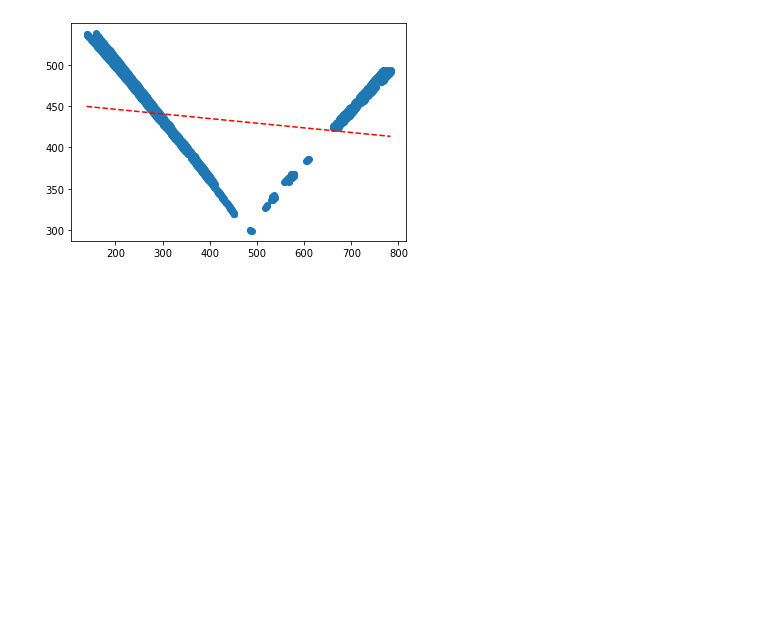
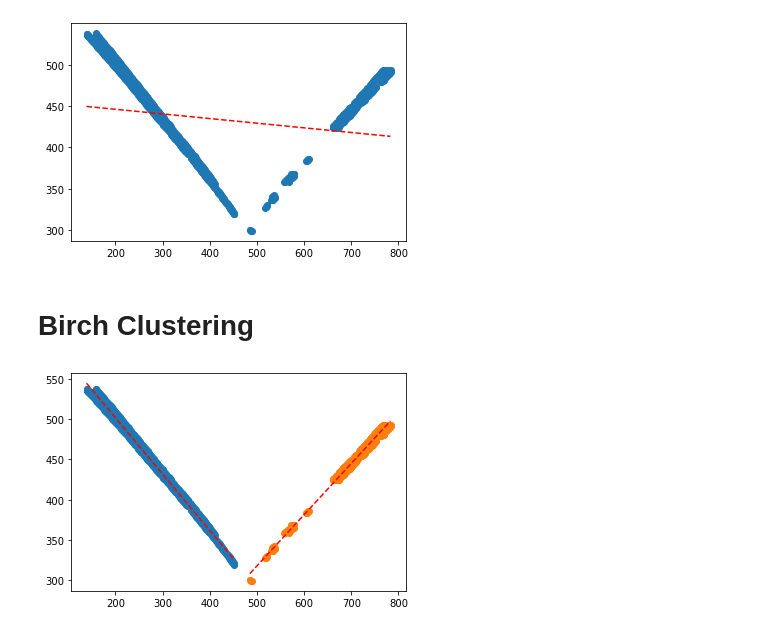
Before and after one commit to AayushAgrawal2003/lane_detection, a Jupyter notebook: Hough_Transform.ipynb, the cells around one changed output. Drawn from its saved outputs; the diff is of its cells as text; code cells hidden in the pictures; blank space fills up the shorter version.

Commit message:
curve fitting and clustering

```diff
--- a/Hough_Transform.ipynb
+++ b/Hough_Transform.ipynb
@@ -132,3 +136,43 @@ plt.plot(x_line, y_line, '--', color='red')
 # %% [output]
 [<matplotlib.lines.Line2D at 0x...>]
 [figure]
+# %%
+def curve(obj,x,y):
+    popt, _ = curve_fit(obj, x, y)
+    a, b = popt
+    #plt.scatter(x, y)
+    x_line = arange(min(x), max(x), 1)
+    y_line = objective(x_line, a, b)
+    return(x_line,y_line)
+# %% [markdown]
+# Birch Clustering
+# %%
+# define dataset
+#X, _ = make_classification(n_samples=1000, n_features=2, n_informative=2, n_redundant=0, n_clusters_per_class=1, random_state=4)
+# define the model
+model = Birch(threshold=0.9, n_clusters=2)
+# fit the model
+model.fit(points)
+# assign a cluster to each example
+yhat = model.predict(points)
+# retrieve unique clusters
+clusters = unique(yhat)
+
+# create scatter plot for samples from each cluster
+for cluster in clusters:
+    # get row indexes for samples with this cluster
+    row_ix = where(yhat == cluster)
+    row_ix = row_ix[0]
+    new_x = []
+    new_y = []
+    for i in row_ix:
+        new_x.append(points[i][0])
+        new_y.append(points[i][1])
+    plt.scatter(new_x,new_y)
+    x_line,y_line = curve(objective, new_x,new_y)
+    plt.plot(x_line, y_line, '--', color='red')
+
+# show the plot
+plt.show()
+# %% [output]
+[figure, added]
```
Also changed, not shown: parts of 1 cell of this notebook.
